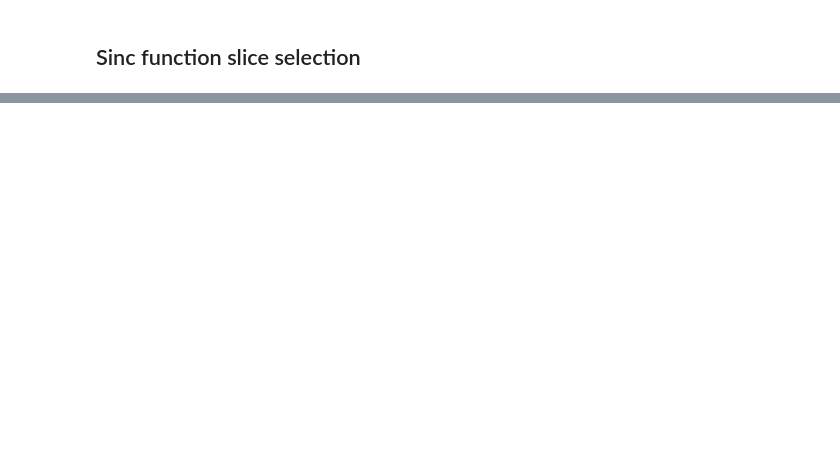
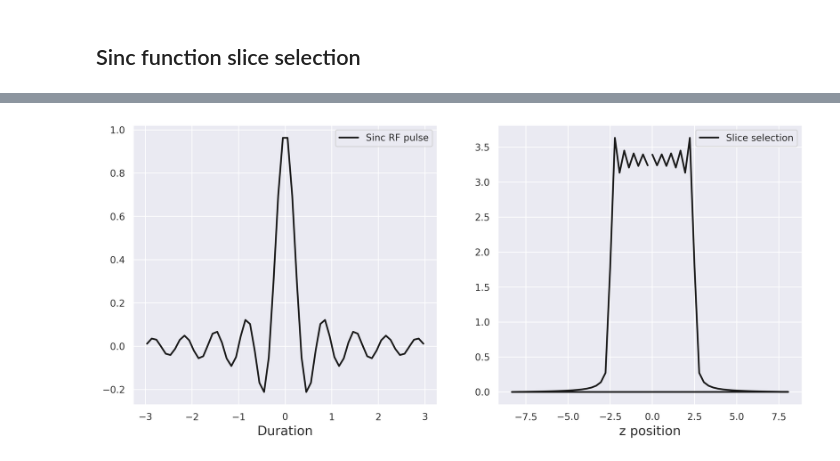
Before and after one commit to lassetotl/Thesis_CMR_IEMR, a Jupyter notebook: src/test2.ipynb, the cells around one changed output, grey strips where cells are left out. Saved outputs shown, nothing was run; the diff lists cells and outputs as text; code cells hidden in the pictures; blank space fills up the shorter version.

```diff
--- a/src/test2.ipynb
+++ b/src/test2.ipynb
@@ -101,0 +104,21 @@ plt.show()
+# %%
+#t = np.linspace(-10, 10, 200)
+t1 = t[70:-70]
+
+pulse1 = np.sinc(t1*3)
+
+freq1 = np.fft.fftfreq(len(t1), len(t1)/1000)
+
+f, (ax1, ax2) = plt.subplots(1, 2, figsize=(14, 6), dpi = 300)
+
+ax1.plot(t1, pulse1, 'k', lw = 2, label = 'Sinc RF pulse')
+ax1.set_xlabel('Duration', fontsize = 15)
+ax1.legend()
+
+ax2.plot(freq1, abs(np.fft.fft(pulse1)), 'k', lw = 2, label = 'Slice selection')
+ax2.set_xlabel('z position', fontsize = 15)
+
+ax2.legend()
+plt.show()
+# %% [output]
+[figure, added]
```
Also changed, not shown: parts of 5 cells of this notebook.
